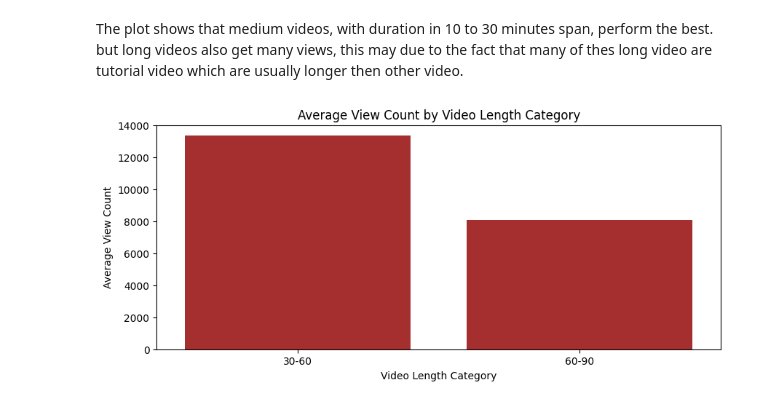
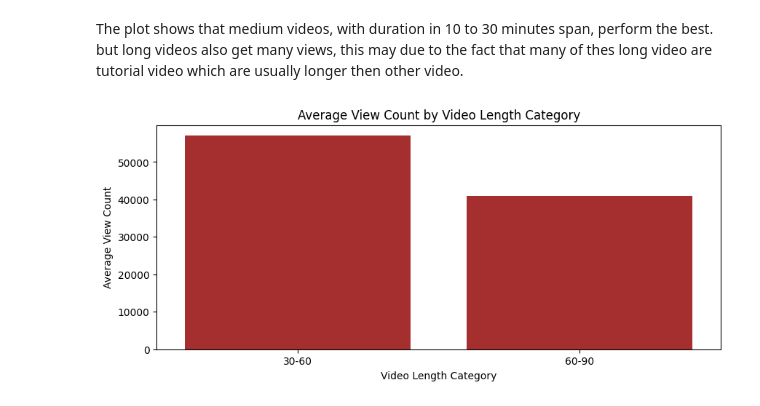
Before and after one commit to annguyen-git/should_you_upload_youtube, a Jupyter notebook: youtube_data_analytics.ipynb, the cells around one changed output. Drawn from its saved outputs; the diff is of its cells as text; code cells hidden in the pictures.

```diff
--- a/youtube_data_analytics.ipynb
+++ b/youtube_data_analytics.ipynb
@@ -248,18 +248,18 @@ plt.show()
 # %% [markdown]
 The plot shows that medium videos, with duration in 10 to 30 minutes span, perform the best. but long videos also get many views, this may due to the fact that many of thes long video are tutorial video which are usually longer then other video.
 # %%
-bins = [30, 60, 90]
+bins = [1800, 3600, 5400]
 labels = ['30-60', '60-90']
 
 # Create the length_category column
 df['length_category'] = pd.cut(df['duration'], bins=bins, labels=labels, include_lowest=True, right=False)
 
 performance = df.groupby('length_category',observed=False)[['viewCount','likeCount', 'commentCount']].mean().reset_index()
 plt.figure(figsize=(10, 4))
 sns.barplot(data=performance, x='length_category', y='viewCount', color='#b91c1b')
 plt.title('Average View Count by Video Length Category')
 plt.ylabel('Average View Count')
 plt.xlabel('Video Length Category')
 plt.show()
 # %% [output]
-[figure, old version]
+[figure, new version]
```
Also changed, not shown: parts of 4 cells of this notebook, 3 other files.
